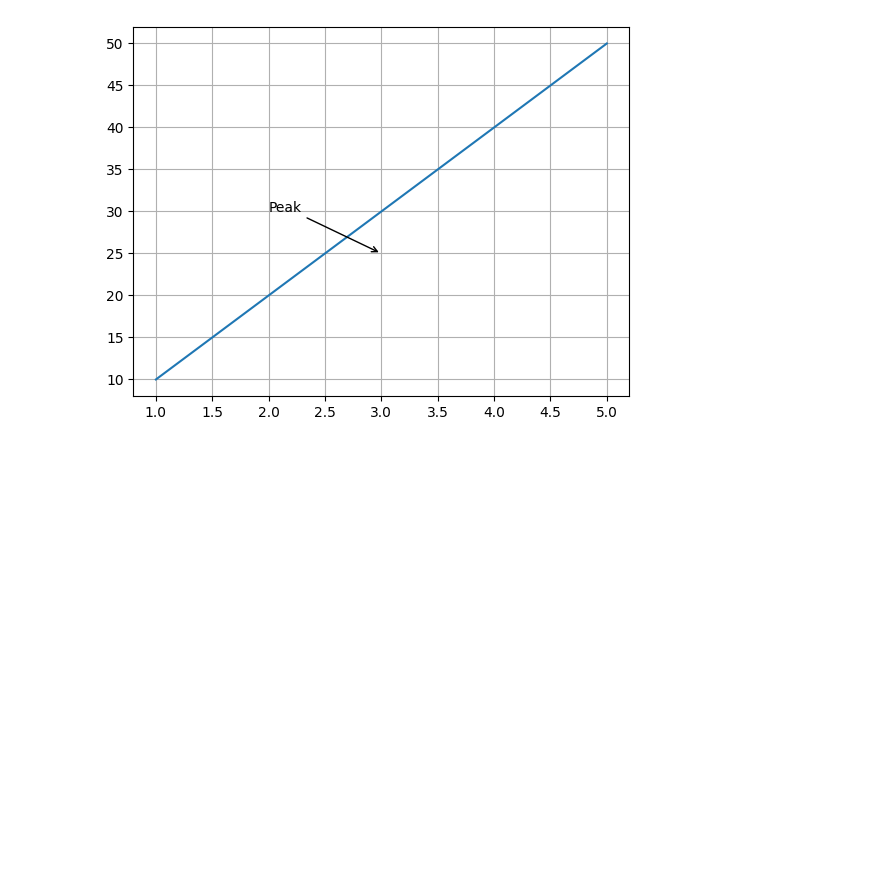
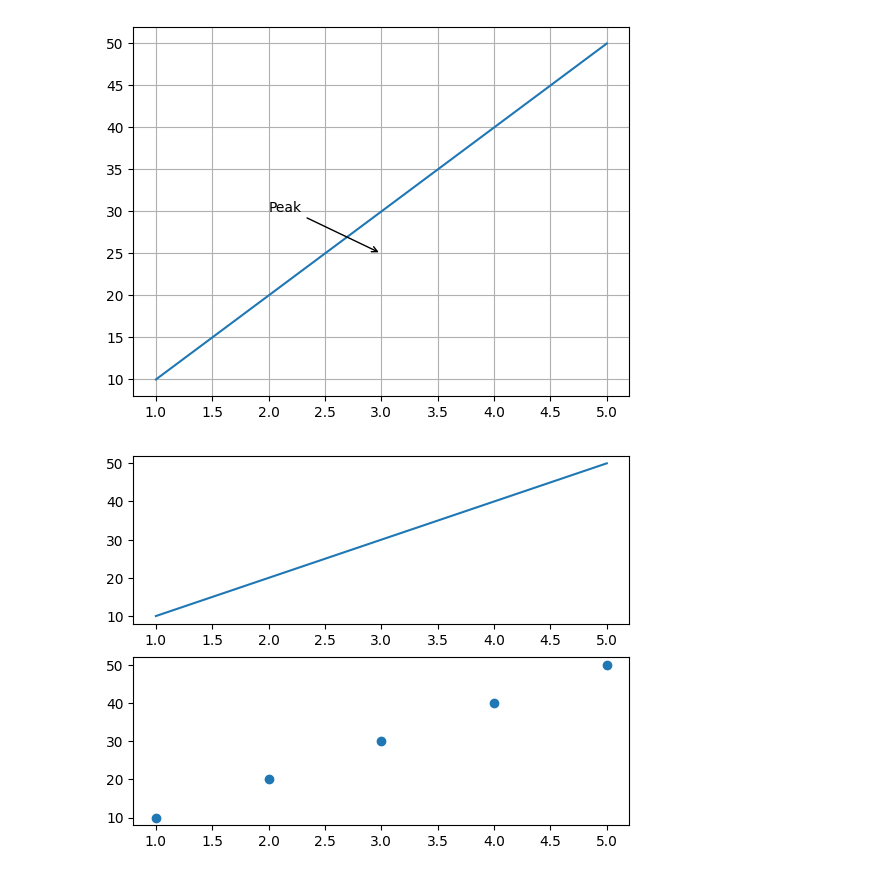
Before and after one commit to imaakanksha/NumPy, a Jupyter notebook: matplotlib.ipynb, the cells around one changed output. Saved outputs shown, nothing was run; the diff lists cells and outputs as text; code cells hidden in the pictures; blank space fills up the shorter version.

```diff
--- a/matplotlib.ipynb
+++ b/matplotlib.ipynb
@@ -79,3 +79,11 @@ plt.annotate("Peak", xy=(3,25), xytext=(2,30), arrowprops=dict(facecolor='black'
 plt.show()
 # %% [output]
 [figure]
+# %%
+#Subplots
+fig, axs = plt.subplots(2)
+axs[0].plot(x,y)
+axs[1].scatter(x,y)
+plt.show()
+# %% [output]
+[figure, added]
```
Also changed, not shown: parts of 7 cells of this notebook.
